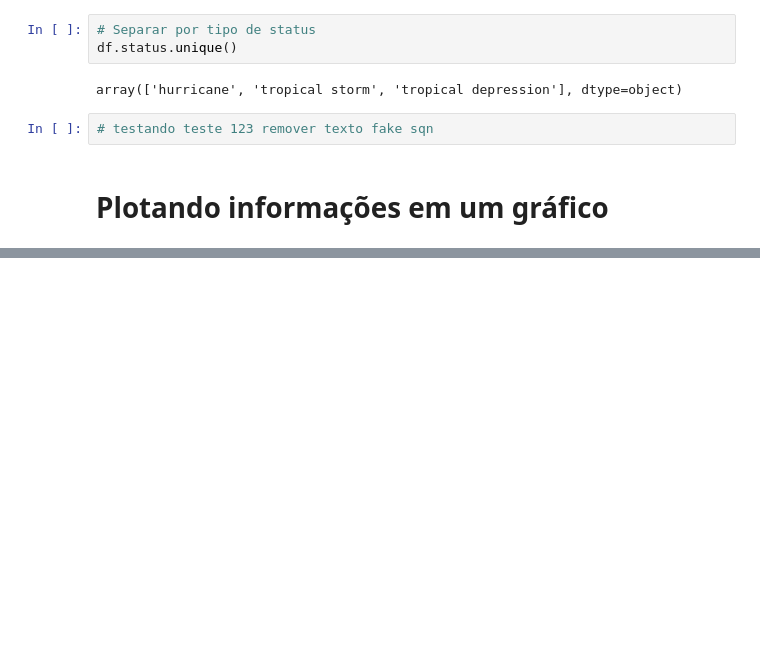
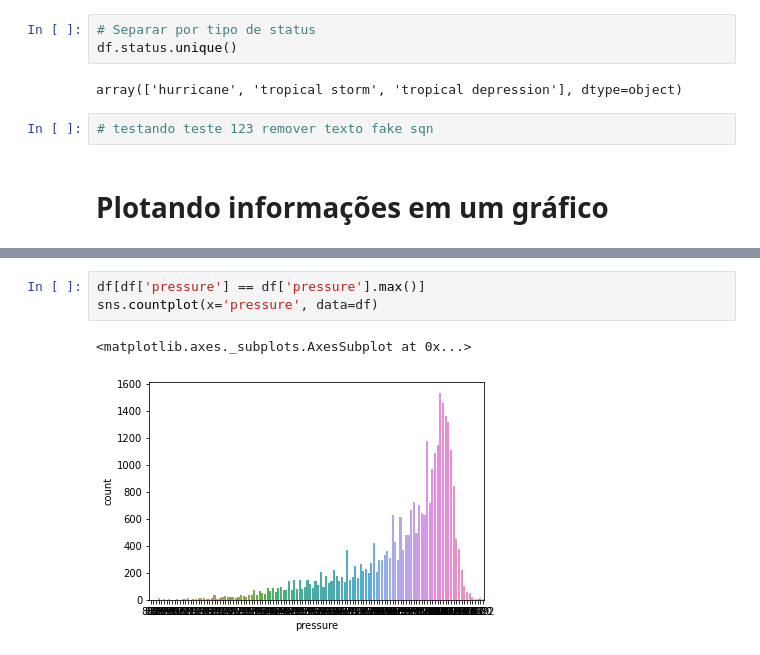
Before and after one commit to Jeferson-Peter/DataScience-Storm-Analytics, a Jupyter notebook: storm_analytics.ipynb, the cells around one changed output, grey strips where cells are left out. Saved outputs shown, nothing was run; the diff lists cells and outputs as text; blank space fills up the shorter version.

```diff
--- a/storm_analytics.ipynb
+++ b/storm_analytics.ipynb
@@ -413,0 +323,6 @@ map.add_child(plugins.HeatMap(localization, radius=15))
+# %%
+df[df['pressure'] == df['pressure'].max()]
+sns.countplot(x='pressure', data=df)
+# %% [output]
+<matplotlib.axes._subplots.AxesSubplot at 0x...>
+[figure, added]
```
Also changed, not shown: parts of 13 cells of this notebook.
